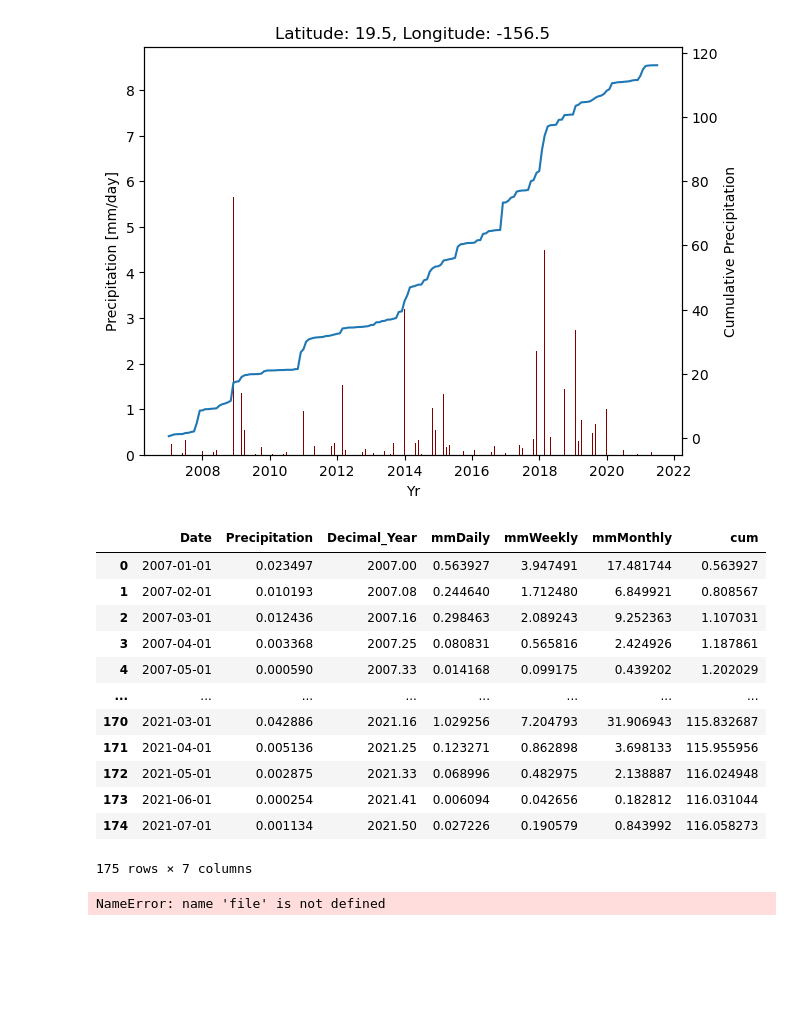
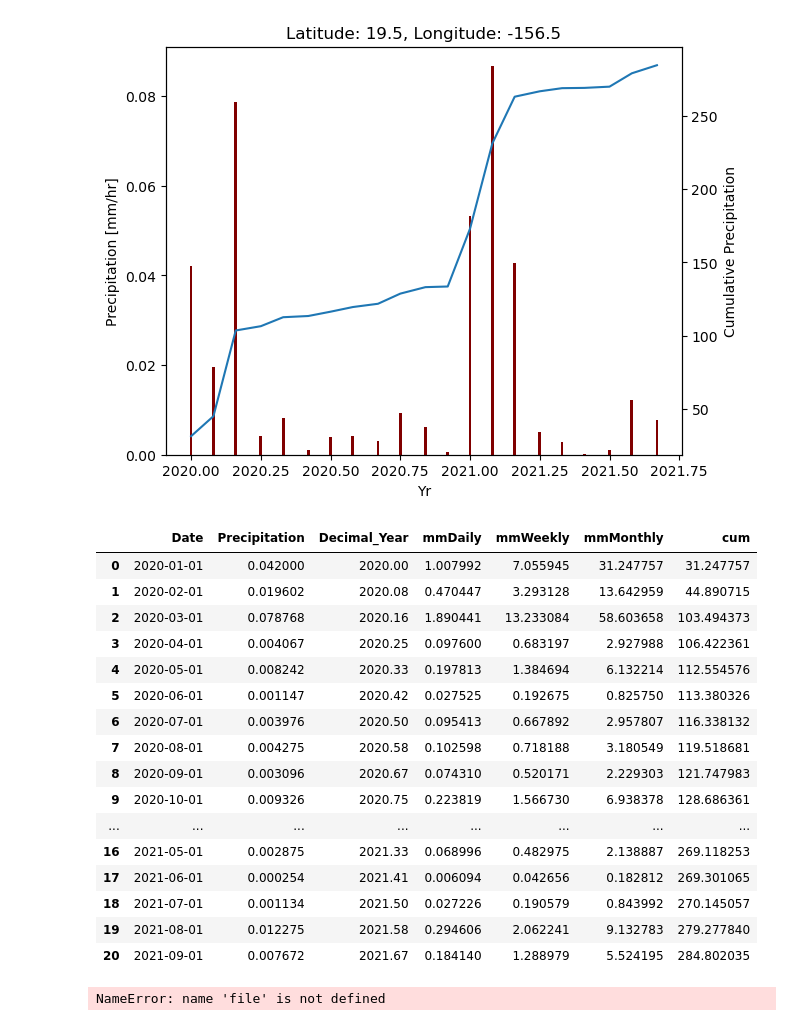
Before and after one commit to disilvestro/GetPrecipitation, a Jupyter notebook: get_precipitation_lalo.ipynb, the cells around one changed output. Drawn from its saved outputs; the diff is of its cells as text; code cells hidden in the pictures; blank space fills up the shorter version.

```diff
--- a/get_precipitation_lalo.ipynb
+++ b/get_precipitation_lalo.ipynb
@@ -23,5 +23,5 @@ lat = round(19.479,1)
 lon = round(-156.5,1)
 
 #Format yyyy-dd-MM
-start_date = '2007-01-01'
-end_date = '2021-01-07'
+start_date = '2020-01-01'
+end_date = '2021-01-12'
@@ -43,16 +45,16 @@ def adapt_coordinates(lon, lat):
 
     if -179.95 <= lon <= 179.95:
 
-        val = 0.5 if lon > 0 else  -0.5
-        lon = lon*10 + val
+        val = 0.05 if lon > 0 else  -0.05
+        lon = lon + val
 
     else:
         raise ValueError(f'Values not in the Interval (-179.5, 179.5)')
 
     if -89.95 <= lat <= 89.95:
 
-        val = 0.5 if lat > 0 else -0.5
-        lat = lat*10 + val
+        val = 0.05 if lat > 0 else -0.05
+        lat = lat + val
 
     else:
         raise ValueError(f'Values not in the Interval (-89.95, 89.95)')
@@ -178,8 +182,8 @@ def plot_precipitaion(longitude, latitude, start_date, end_date, folder, path):
 
                     dictionary[str(date)] = {}
 
-                    lon = np.arange(-1799.5, 1800.5, 1)
-                    lat = np.arange(-899.5,900.5,1)
+                    lon = np.arange(-179.95, 180.05, 0.1)
+                    lat = np.arange(-89.95,90.05,0.1)
 
                     for key in data.keys():
                         pre = data[key]['precipitation']
@@ -213,50 +235,54 @@ rainfalldfNoNull =newdf.dropna()
 # Convert date strings to decimal years
 rainfalldfNoNull['Decimal_Year'] = rainfalldfNoNull['Date'].apply(date_to_decimal_year)
 rainfalldfNoNull["mmDaily"] = (rainfalldfNoNull.Precipitation)*24
 rainfalldfNoNull["mmWeekly"] = (rainfalldfNoNull.mmDaily)*7
 rainfalldfNoNull['mmMonthly'] = (rainfalldfNoNull.mmDaily)*((rainfalldfNoNull['Date']).apply(days_in_month))
 
 
-rainfalldfNoNull["cum"] = rainfalldfNoNull.mmDaily.cumsum()
+rainfalldfNoNull["cum"] = rainfalldfNoNull.mmMonthly.cumsum()
 
 fig, ax = plt.subplots(layout='constrained')
 
 x = rainfalldfNoNull.Decimal_Year
 y = rainfalldfNoNull.mmDaily
 
-plt.bar(rainfalldfNoNull.Decimal_Year, rainfalldfNoNull.mmDaily, color ='maroon',
+plt.bar(rainfalldfNoNull.Decimal_Year, rainfalldfNoNull.Precipitation, color ='maroon',
         width = 0.01)
 
-plt.ylabel("Precipitation [mm/day]")
+plt.ylabel("Precipitation [mm/hr]")
 
 rainfalldfNoNull.plot('Decimal_Year', 'cum', secondary_y=True, ax=ax)
 
 plt.title(f'Latitude: {lat}, Longitude: {lon}')
 ax.set_xlabel("Yr")
 ax.right_ax.set_ylabel("Cumulative Precipitation")
 
 ax.get_legend().remove()
 
 plt.xticks(rotation=90)
 
 # Data plot
 plt.show()
 rainfalldfNoNull
 # %% [output]
-[figure, old version]
+[figure, new version]
 |  | Date | Precipitation | Decimal_Year | mmDaily | mmWeekly | mmMonthly | cum |
-| 0 | 2007-01-01 | 0.023497 | 2007.00 | 0.563927 | 3.947491 | 17.481744 | 0.563927 |
-| 1 | 2007-02-01 | 0.010193 | 2007.08 | 0.244640 | 1.712480 | 6.849921 | 0.808567 |
-| 2 | 2007-03-01 | 0.012436 | 2007.16 | 0.298463 | 2.089243 | 9.252363 | 1.107031 |
-| 3 | 2007-04-01 | 0.003368 | 2007.25 | 0.080831 | 0.565816 | 2.424926 | 1.187861 |
-| 4 | 2007-05-01 | 0.000590 | 2007.33 | 0.014168 | 0.099175 | 0.439202 | 1.202029 |
+| 0 | 2020-01-01 | 0.042000 | 2020.00 | 1.007992 | 7.055945 | 31.247757 | 31.247757 |
+| 1 | 2020-02-01 | 0.019602 | 2020.08 | 0.470447 | 3.293128 | 13.642959 | 44.890715 |
+| 2 | 2020-03-01 | 0.078768 | 2020.16 | 1.890441 | 13.233084 | 58.603658 | 103.494373 |
+| 3 | 2020-04-01 | 0.004067 | 2020.25 | 0.097600 | 0.683197 | 2.927988 | 106.422361 |
+| 4 | 2020-05-01 | 0.008242 | 2020.33 | 0.197813 | 1.384694 | 6.132214 | 112.554576 |
+| 5 | 2020-06-01 | 0.001147 | 2020.42 | 0.027525 | 0.192675 | 0.825750 | 113.380326 |
+| 6 | 2020-07-01 | 0.003976 | 2020.50 | 0.095413 | 0.667892 | 2.957807 | 116.338132 |
+| 7 | 2020-08-01 | 0.004275 | 2020.58 | 0.102598 | 0.718188 | 3.180549 | 119.518681 |
+| 8 | 2020-09-01 | 0.003096 | 2020.67 | 0.074310 | 0.520171 | 2.229303 | 121.747983 |
+| 9 | 2020-10-01 | 0.009326 | 2020.75 | 0.223819 | 1.566730 | 6.938378 | 128.686361 |
 | ... | ... | ... | ... | ... | ... | ... | ... |
-| 170 | 2021-03-01 | 0.042886 | 2021.16 | 1.029256 | 7.204793 | 31.906943 | 115.832687 |
-| 171 | 2021-04-01 | 0.005136 | 2021.25 | 0.123271 | 0.862898 | 3.698133 | 115.955956 |
-| 172 | 2021-05-01 | 0.002875 | 2021.33 | 0.068996 | 0.482975 | 2.138887 | 116.024948 |
-| 173 | 2021-06-01 | 0.000254 | 2021.41 | 0.006094 | 0.042656 | 0.182812 | 116.031044 |
-| 174 | 2021-07-01 | 0.001134 | 2021.50 | 0.027226 | 0.190579 | 0.843992 | 116.058273 |
+| 16 | 2021-05-01 | 0.002875 | 2021.33 | 0.068996 | 0.482975 | 2.138887 | 269.118253 |
+| 17 | 2021-06-01 | 0.000254 | 2021.41 | 0.006094 | 0.042656 | 0.182812 | 269.301065 |
+| 18 | 2021-07-01 | 0.001134 | 2021.50 | 0.027226 | 0.190579 | 0.843992 | 270.145057 |
+| 19 | 2021-08-01 | 0.012275 | 2021.58 | 0.294606 | 2.062241 | 9.132783 | 279.277840 |
+| 20 | 2021-09-01 | 0.007672 | 2021.67 | 0.184140 | 1.288979 | 5.524195 | 284.802035 |
-175 rows × 7 columns
 # %%
 '''
 Example of global precipitations given by Nasa at: https://gpm.nasa.gov/data/tutorials
```
Also changed, not shown: parts of 5 cells of this notebook.
